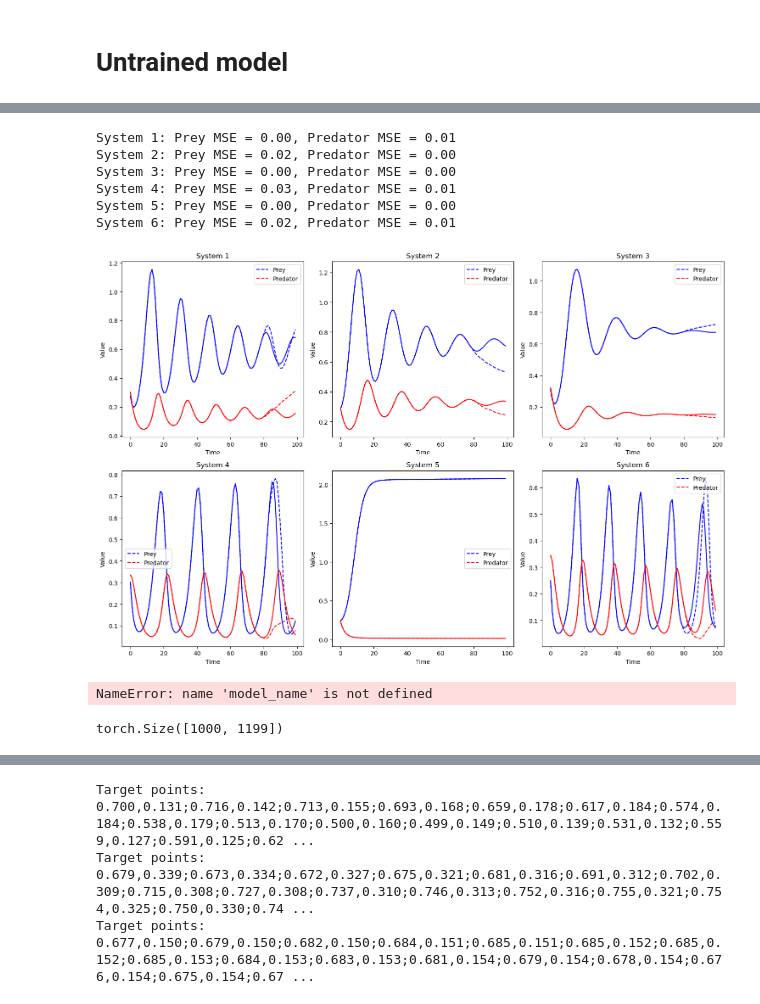
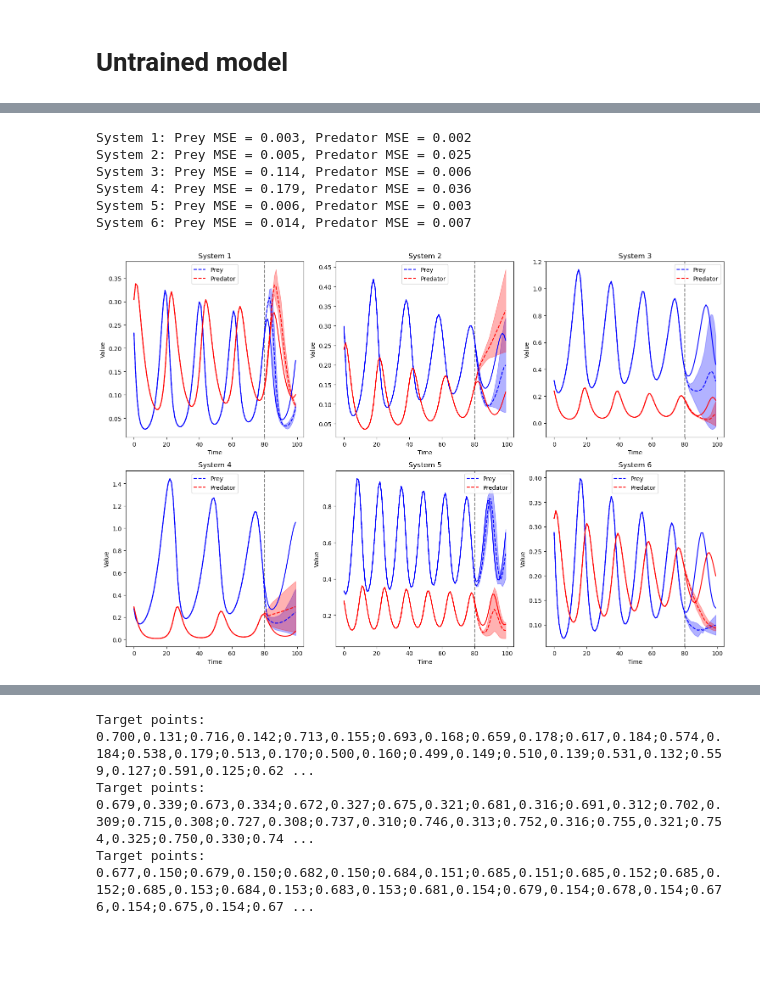
Before and after one commit to ecole41/M2_Coursework, a Jupyter notebook: preprocessing.ipynb, the cells around one changed output, grey strips where cells are left out. Drawn from its saved outputs; the diff is of its cells as text; code cells hidden in the pictures; blank space fills up the shorter version.

```diff
--- a/preprocessing.ipynb
+++ b/preprocessing.ipynb
@@ -60,6 +86,9 @@ tokenised_train = [
 
 tokenised_val = [
     tokenizer(val_data[sys], return_tensors="pt")["input_ids"].tolist()[0] for sys in range(np.shape(val_data)[0]) ]
+
+tokenised_test = [
+    tokenizer(test_data[sys], return_tensors="pt")["input_ids"].tolist()[0] for sys in range(np.shape(test_data)[0]) ]
 # %%
 for sys_id in range(2):  # Loop through the first two systems (0 and 1)
     print(f"--- System {sys_id} ---")
@@ -111,7 +116,9 @@ Qwen2ForCausalLM(
 # %%
 tokenised_tensors_train = torch.stack([torch.tensor(seq, dtype=torch.long).to(device) for seq in tokenised_train])
 tokenised_tensors_val = torch.stack([torch.tensor(seq, dtype=torch.long).to(device) for seq in tokenised_val])
+tokenised_tensors_test = torch.stack([torch.tensor(seq, dtype=torch.long).to(device) for seq in tokenised_test])
 print(tokenised_tensors_train.shape)
 print(tokenised_tensors_val.shape)
+print(tokenised_tensors_test.shape)
 # %% [output]
 torch.Size([800, 1199])
@@ -119,3 +127,4 @@ torch.Size([200, 1199])
 # %%
-training_token_id = 80*12 # 80 time points, 12 tokens per time point
-# predicted_tokens = model.generate(tokenised_tensors_train[:2,:training_token_id], max_new_tokens=239)
+decimal_places = 3
+tokens_per_time_point = (6+2*decimal_places)
+training_token_id = 80*tokens_per_time_point # 80 time points, 12 tokens per time point
@@ -286,8 +214,0 @@ def reverse_preprocessing(data):
-# %%
-predicted_prey = []
-predicted_predator = []
-
-for sys in range(len(decoded_predictions)):
-    prey , pred = reverse_preprocessing(decoded_predictions[sys])
-    predicted_prey.append(prey)
-    predicted_predator.append(pred)
@@ -297,60 +249,60 @@ def mse(pred, true):
 # %%
 
 # Number of systems you want to plot (e.g., 6 systems)
 num_systems = 6
 num_rows = 2
 num_columns = 3
 
 # Create a figure with a grid of num_rows and num_columns
 fig, axes = plt.subplots(num_rows, num_columns, figsize=(15, 10))
 
 # Flatten axes array if it's 2D
 axes = axes.flatten()
 
 # Loop through each system and plot on the corresponding subplot
 for sys in range(num_systems):
-    axes[sys].plot(predicted_prey[sys], label="Prey", c='b',linestyle='--')
-    axes[sys].plot(predicted_predator[sys], label="Predator", c='r',linestyle='--')
-    axes[sys].plot(trajectories[sys][:,0]/norm_factor, c='b')
-    axes[sys].plot(trajectories[sys][:,1]/norm_factor, c='r')
+    orig_sys= sys+900
+    prey_mean = np.mean(predicted_prey[sys], axis=0)
+    predator_mean = np.mean(predicted_predator[sys], axis=0)
+    prey_std = np.std(predicted_prey[sys], axis=0)
+    predator_std = np.std(predicted_predator[sys], axis=0)
+
+    axes[sys].axvline(80, c='k', linestyle='--', alpha=0.5)
+
+    axes[sys].plot(prey_mean, label="Prey", c='b', linestyle='--')
+    axes[sys].fill_between(range(len(prey_mean)), prey_mean - prey_std, prey_mean + prey_std, color='b', alpha=0.3)
+
+    axes[sys].plot(predator_mean, label="Predator", c='r', linestyle='--')
+    axes[sys].fill_between(range(len(predator_mean)), predator_mean - predator_std, predator_mean + predator_std, color='r', alpha=0.3)
+
+
+    # axes[sys].plot(predicted_prey[sys][traj], label="Prey", c='b',linestyle='--')
+    # axes[sys].plot(predicted_predator[sys][traj], label="Predator", c='r',linestyle='--')
+    axes[sys].plot(trajectories[orig_sys][:,0]/norm_factor, c='b')
+    axes[sys].plot(trajectories[orig_sys][:,1]/norm_factor, c='r')
 
     # Add labels and title for each subplot
     axes[sys].set_title(f'System {sys+1}')
     axes[sys].set_xlabel('Time')
     axes[sys].set_ylabel('Value')
 
     # Add a legend
     axes[sys].legend()
-
-    mse_prey = mse(predicted_prey[sys][80:], trajectories[sys][80:,0]/norm_factor)
-    mse_predator = mse(predicted_predator[sys][80:], trajectories[sys][80:,1]/norm_factor)
-    print(f"System {sys+1}: Prey MSE = {mse_prey:.2f}, Predator MSE = {mse_predator:.2f}")
+    mse_prey = mse(prey_mean[80:], trajectories[orig_sys][80:,0]/norm_factor)
+    mse_predator = mse(predator_mean[80:], trajectories[orig_sys][80:,1]/norm_factor)
+    print(f"System {sys+1}: Prey MSE = {mse_prey:.3f}, Predator MSE = {mse_predator:.3f}")
 
 
 plt.tight_layout()
 
 # Show the plot
-plt.show()
+
+plt.savefig('plots/system_forecasts.png')
 # %% [output]
-System 1: Prey MSE = 0.00, Predator MSE = 0.01
-System 2: Prey MSE = 0.02, Predator MSE = 0.00
-System 3: Prey MSE = 0.00, Predator MSE = 0.00
-System 4: Prey MSE = 0.03, Predator MSE = 0.01
-System 5: Prey MSE = 0.00, Predator MSE = 0.00
-System 6: Prey MSE = 0.02, Predator MSE = 0.01
+System 1: Prey MSE = 0.003, Predator MSE = 0.002
+System 2: Prey MSE = 0.005, Predator MSE = 0.025
+System 3: Prey MSE = 0.114, Predator MSE = 0.006
+System 4: Prey MSE = 0.179, Predator MSE = 0.036
+System 5: Prey MSE = 0.006, Predator MSE = 0.003
+System 6: Prey MSE = 0.014, Predator MSE = 0.007
-[figure, old version]
+[figure, new version]
-# %%
-torch.mps.empty_cache()
-model = AutoModelForCausalLM.from_pretrained(model_name)
-
-device = torch.device("mps" if torch.backends.mps.is_available() else "cpu")
-# device = torch.device("cpu")
-print(f"Using device: {device}")
-model.to(device)
-# %% [output]
-NameError: name 'model_name' is not defined
-# %%
-tokenised_tensors = torch.stack([torch.tensor(seq, dtype=torch.long).to(device) for seq in tokenised_trajectories])
-print(tokenised_tensors.shape)
-# %% [output]
-torch.Size([1000, 1199])
```
Also changed, not shown: parts of 26 cells of this notebook, 2 other files.
